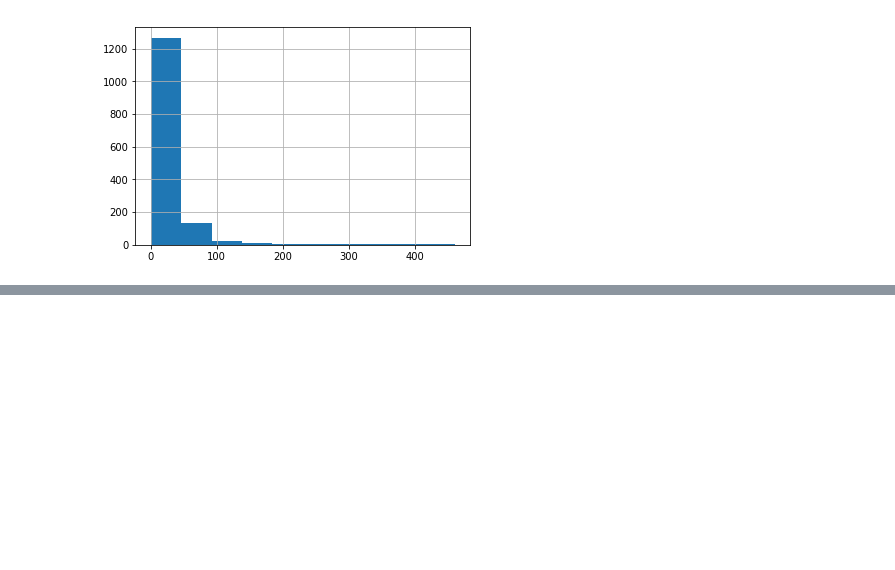
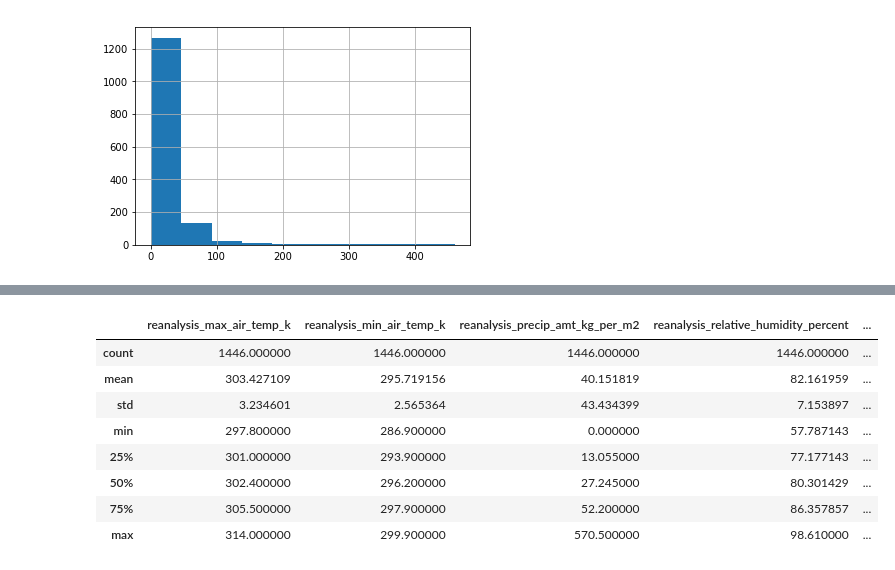
Before and after one commit to iEvidently/dsc-5-capstone-project-online-ds-pt-100118, a Jupyter notebook: dengue_fever_prediction.ipynb, the cells around one changed output, grey strips where cells are left out. Cells and saved outputs as stored; diff of their text form; code cells hidden in the pictures; blank space fills up the shorter version.

```diff
--- a/dengue_fever_prediction.ipynb
+++ b/dengue_fever_prediction.ipynb
@@ -89,0 +107,12 @@ df_train['total_cases'].hist()
+# %%
+df_train.iloc[:,12:24].describe()
+# %% [output]
+|  | reanalysis_max_air_temp_k | reanalysis_min_air_temp_k | reanalysis_precip_amt_kg_per_m2 | reanalysis_relative_humidity_percent | ... |
+| count | 1446.000000 | 1446.000000 | 1446.000000 | 1446.000000 | ... |
+| mean | 303.427109 | 295.719156 | 40.151819 | 82.161959 | ... |
+| std | 3.234601 | 2.565364 | 43.434399 | 7.153897 | ... |
+| min | 297.800000 | 286.900000 | 0.000000 | 57.787143 | ... |
+| 25% | 301.000000 | 293.900000 | 13.055000 | 77.177143 | ... |
+| 50% | 302.400000 | 296.200000 | 27.245000 | 80.301429 | ... |
+| 75% | 305.500000 | 297.900000 | 52.200000 | 86.357857 | ... |
+| max | 314.000000 | 299.900000 | 570.500000 | 98.610000 | ... |
```
Also changed, not shown: parts of 5 cells of this notebook.
